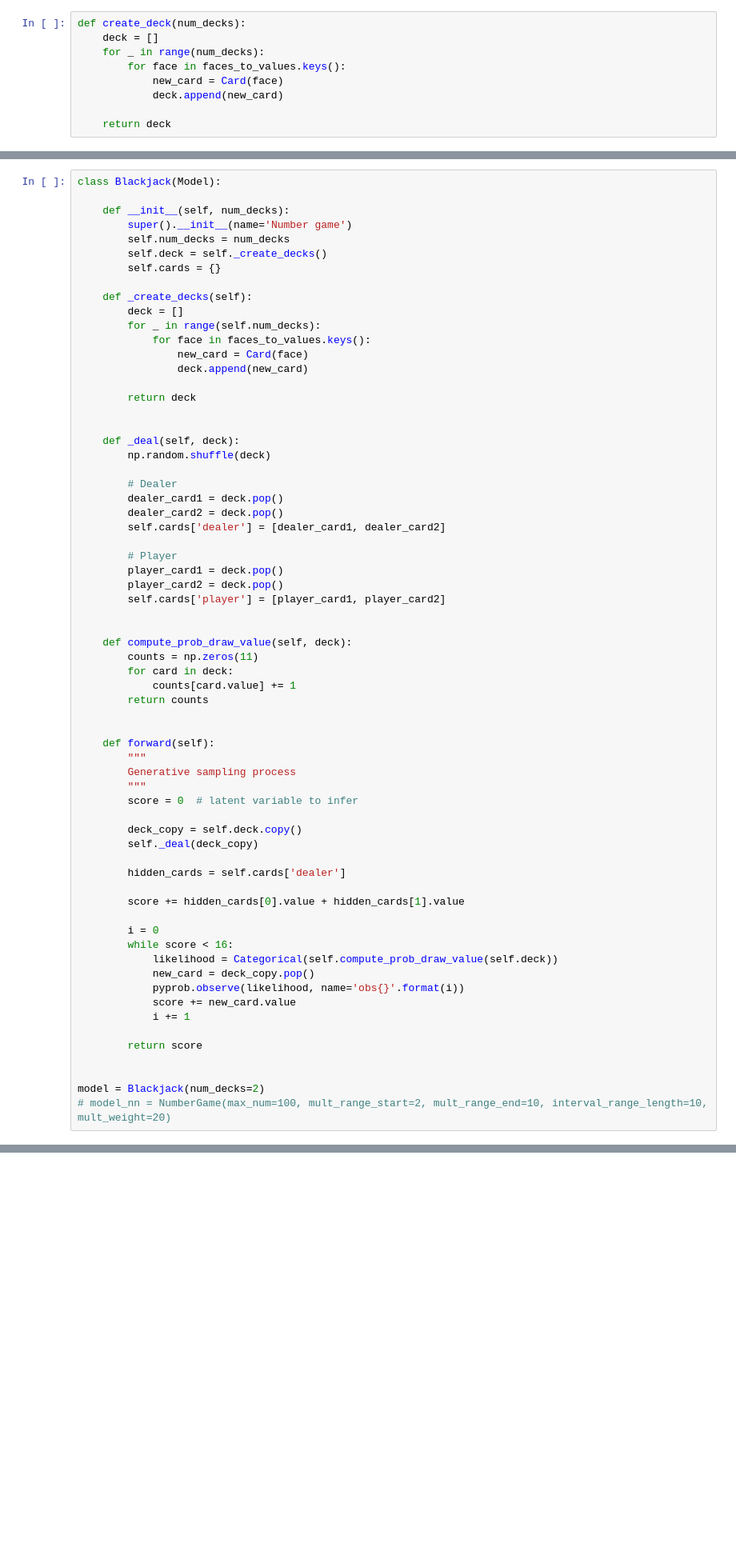
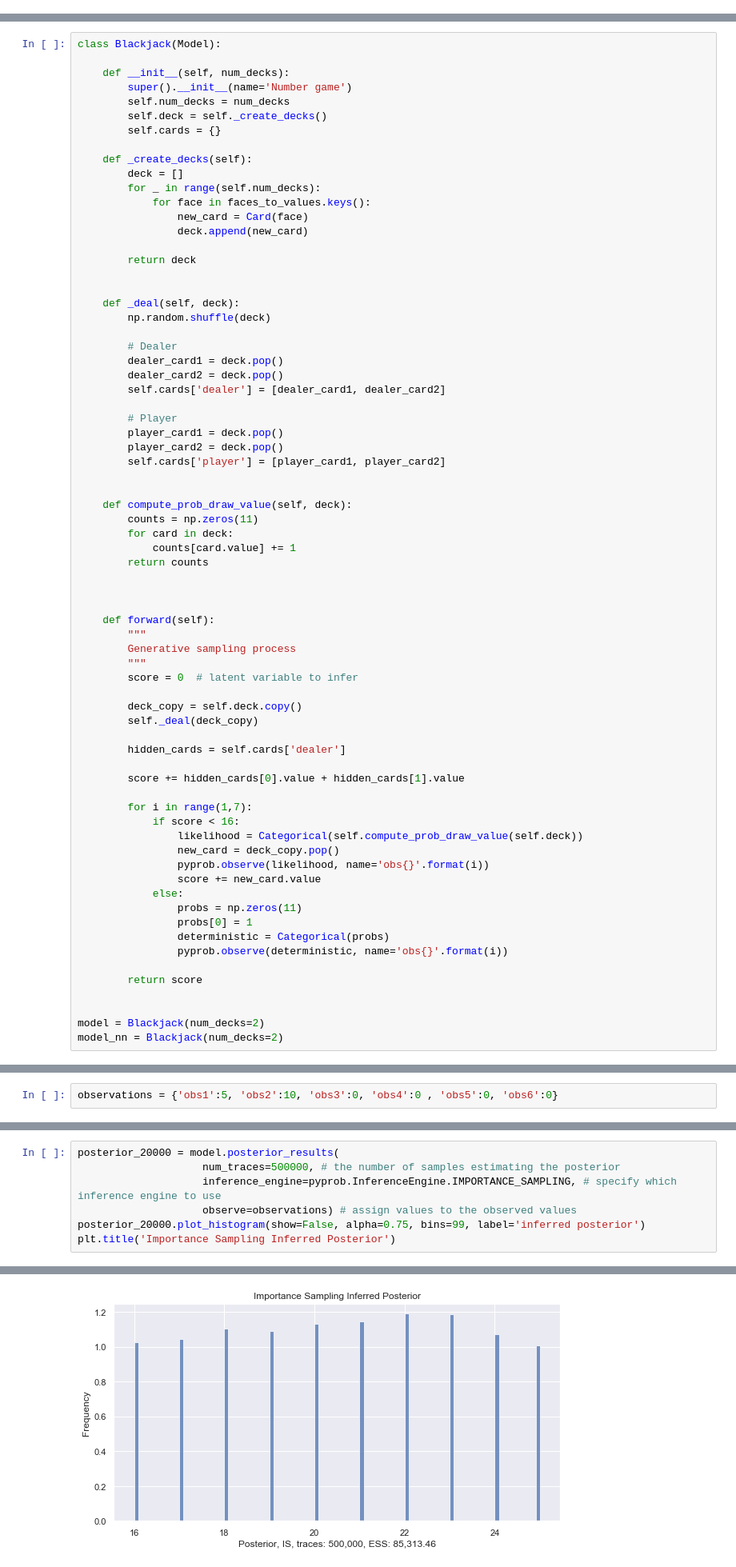
Before and after one commit to ivanjut/inference-compilation-project, a Jupyter notebook: blackjack/blackjack_simple_generative_model.ipynb, the cells around one changed output, grey strips where cells are left out. Shown at 80% size. Cells and saved outputs as stored; diff of their text form; blank space fills up the shorter version.

Commit message:
Got Inference Compilation to work and added to code to be able to play using inferred dealer distribution

```diff
--- a/blackjack/blackjack_simple_generative_model.ipynb
+++ b/blackjack/blackjack_simple_generative_model.ipynb
@@ -34,11 +32,2 @@ Card('K').value
-# %%
-def create_deck(num_decks):
-    deck = []
-    for _ in range(num_decks):
-        for face in faces_to_values.keys():
-            new_card = Card(face)
-            deck.append(new_card)
-
-    return deck
 # %%
 deck = create_deck(2)
@@ -86,6 +71,7 @@ class Blackjack(Model):
         return counts
 
 
+
     def forward(self):
         """
         Generative sampling process
@@ -99,16 +85,20 @@ class Blackjack(Model):
 
         score += hidden_cards[0].value + hidden_cards[1].value
 
-        i = 0
-        while score < 16:
-            likelihood = Categorical(self.compute_prob_draw_value(self.deck))
-            new_card = deck_copy.pop()
-            pyprob.observe(likelihood, name='obs{}'.format(i))
-            score += new_card.value
-            i += 1
+        for i in range(1,7):
+            if score < 16:
+                likelihood = Categorical(self.compute_prob_draw_value(self.deck))
+                new_card = deck_copy.pop()
+                pyprob.observe(likelihood, name='obs{}'.format(i))
+                score += new_card.value
+            else:
+                probs = np.zeros(11)
+                probs[0] = 1
+                deterministic = Categorical(probs)
+                pyprob.observe(deterministic, name='obs{}'.format(i))
 
         return score
 
 
 model = Blackjack(num_decks=2)
-# model_nn = NumberGame(max_num=100, mult_range_start=2, mult_range_end=10, interval_range_length=10, mult_weight=20)
+model_nn = Blackjack(num_decks=2)
@@ -126,0 +230,2 @@ Text(0.5, 0, 'Concept indices')
+# %%
+observations = {'obs1':5, 'obs2':10, 'obs3':0, 'obs4':0 , 'obs5':0, 'obs6':0}
@@ -126,0 +234,8 @@ Text(0.5, 0, 'Concept indices')
+# %%
+posterior_20000 = model.posterior_results(
+                    num_traces=500000, # the number of samples estimating the posterior
+                    inference_engine=pyprob.InferenceEngine.IMPORTANCE_SAMPLING, # specify which inference engine to use
+                    observe=observations) # assign values to the observed values
+posterior_20000.plot_histogram(show=False, alpha=0.75, bins=99, label='inferred posterior')
+plt.title('Importance Sampling Inferred Posterior')
+# %% [output]
@@ -126,0 +245 @@ Text(0.5, 0, 'Concept indices')
+[figure, added]
```
Also changed, not shown: parts of 27 cells of this notebook.
